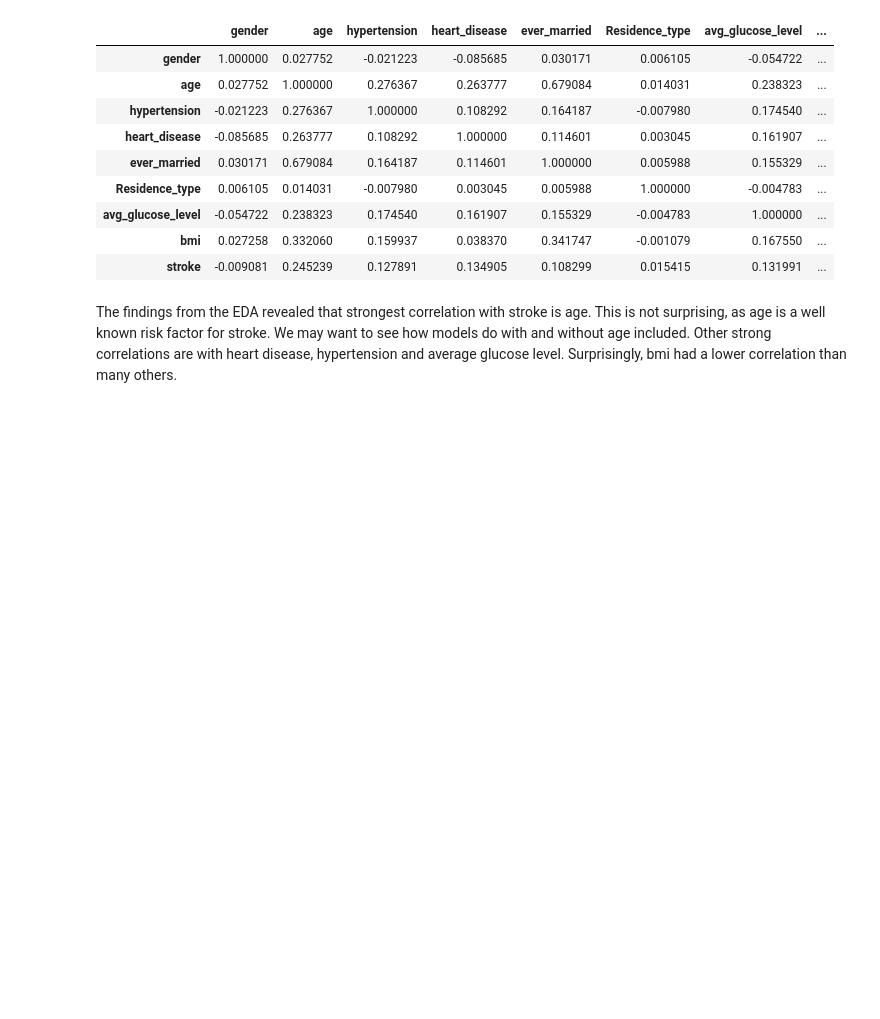
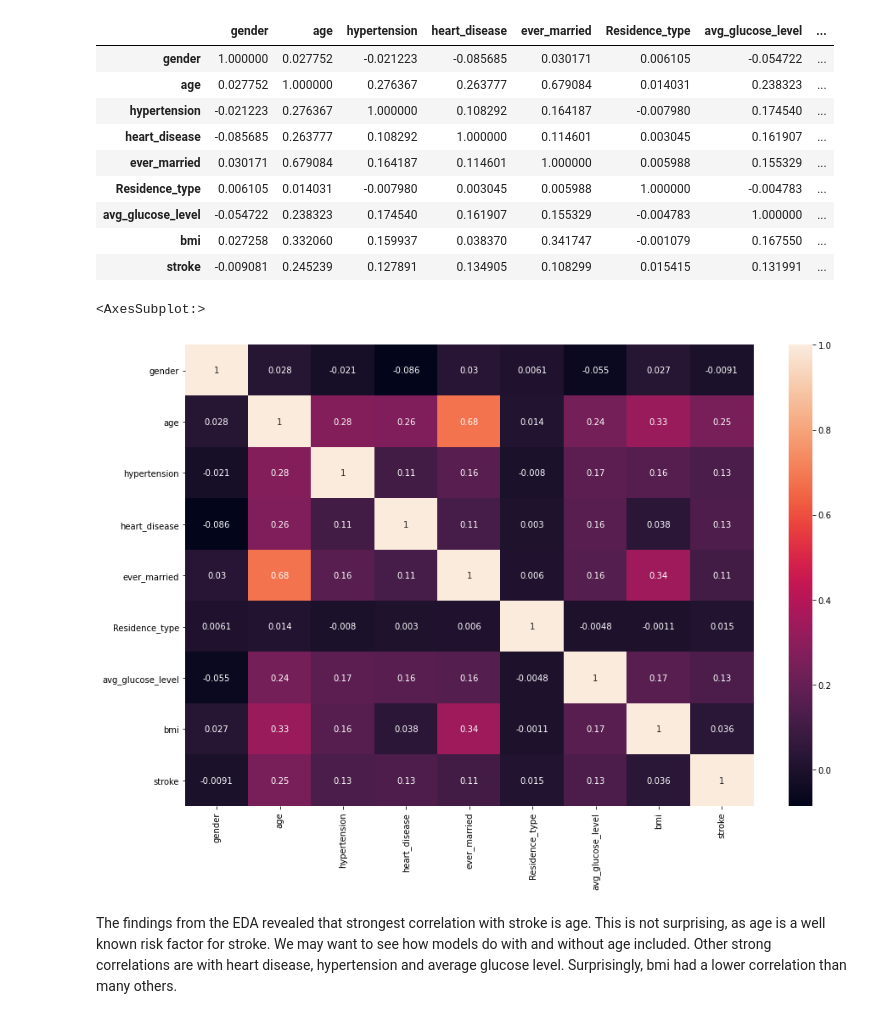
Before and after one commit to rotznmu/stroke_prediction_capstone, a Jupyter notebook: Stroke Prediction.ipynb, the cells around one changed output. Saved outputs shown, nothing was run; the diff lists cells and outputs as text; code cells hidden in the pictures; blank space fills up the shorter version.

Commit message:
added heatmap

```diff
--- a/Stroke Prediction.ipynb
+++ b/Stroke Prediction.ipynb
@@ -875,5 +875,11 @@ stroke_cat_convert.corr(method='pearson')
 | avg_glucose_level | -0.054722 | 0.238323 | 0.174540 | 0.161907 | 0.155329 | -0.004783 | 1.000000 | ... |
 | bmi | 0.027258 | 0.332060 | 0.159937 | 0.038370 | 0.341747 | -0.001079 | 0.167550 | ... |
 | stroke | -0.009081 | 0.245239 | 0.127891 | 0.134905 | 0.108299 | 0.015415 | 0.131991 | ... |
+# %%
+plt.figure(figsize=(15,10))
+sns.heatmap(stroke_cat_convert.corr(), annot=True)
+# %% [output]
+<AxesSubplot:>
+[figure, added]
 # %% [markdown]
 The findings from the EDA revealed that strongest correlation with stroke is age. This is not surprising, as age is a well known risk factor for stroke. We may want to see how models do with and without age included. Other strong correlations are with heart disease, hypertension and average glucose level. Surprisingly, bmi had a lower correlation than many others.
```
